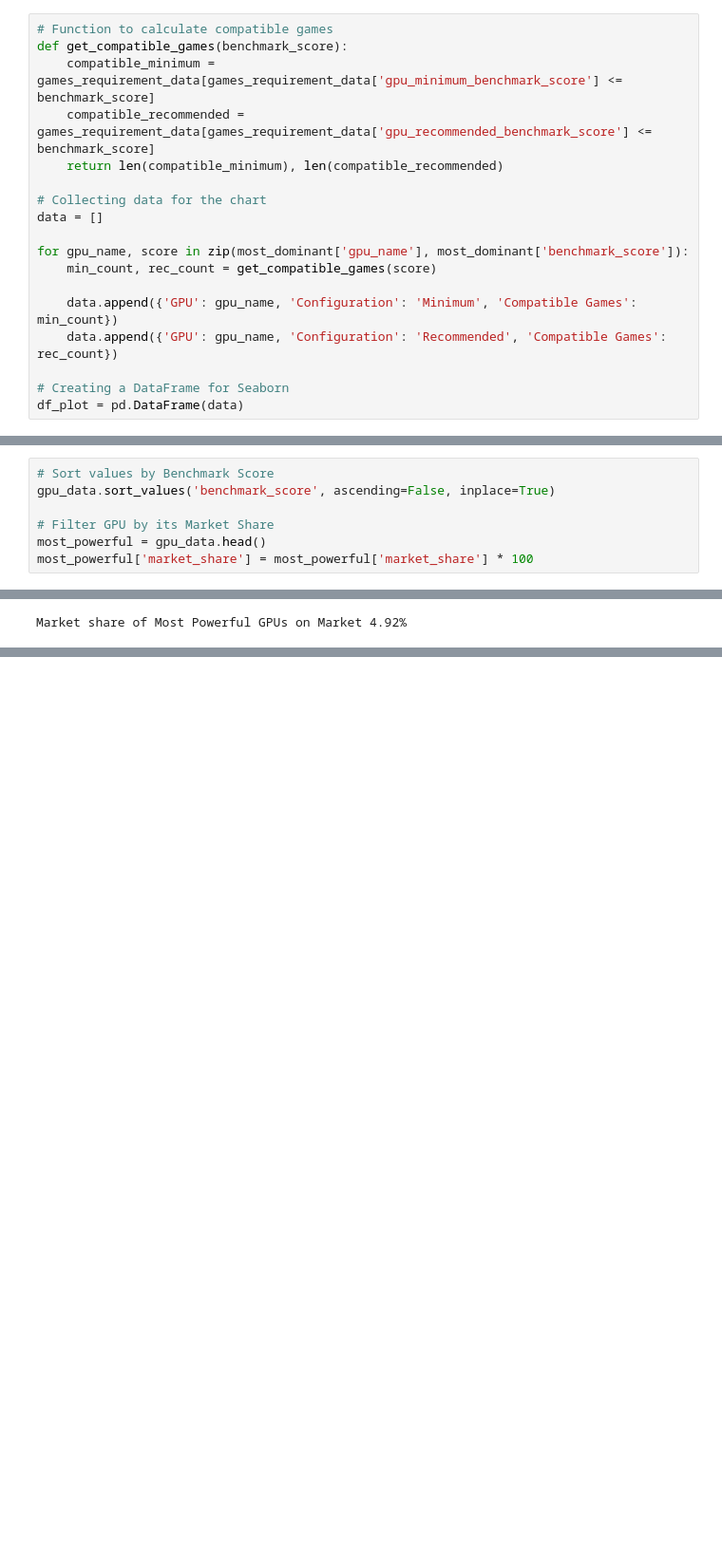
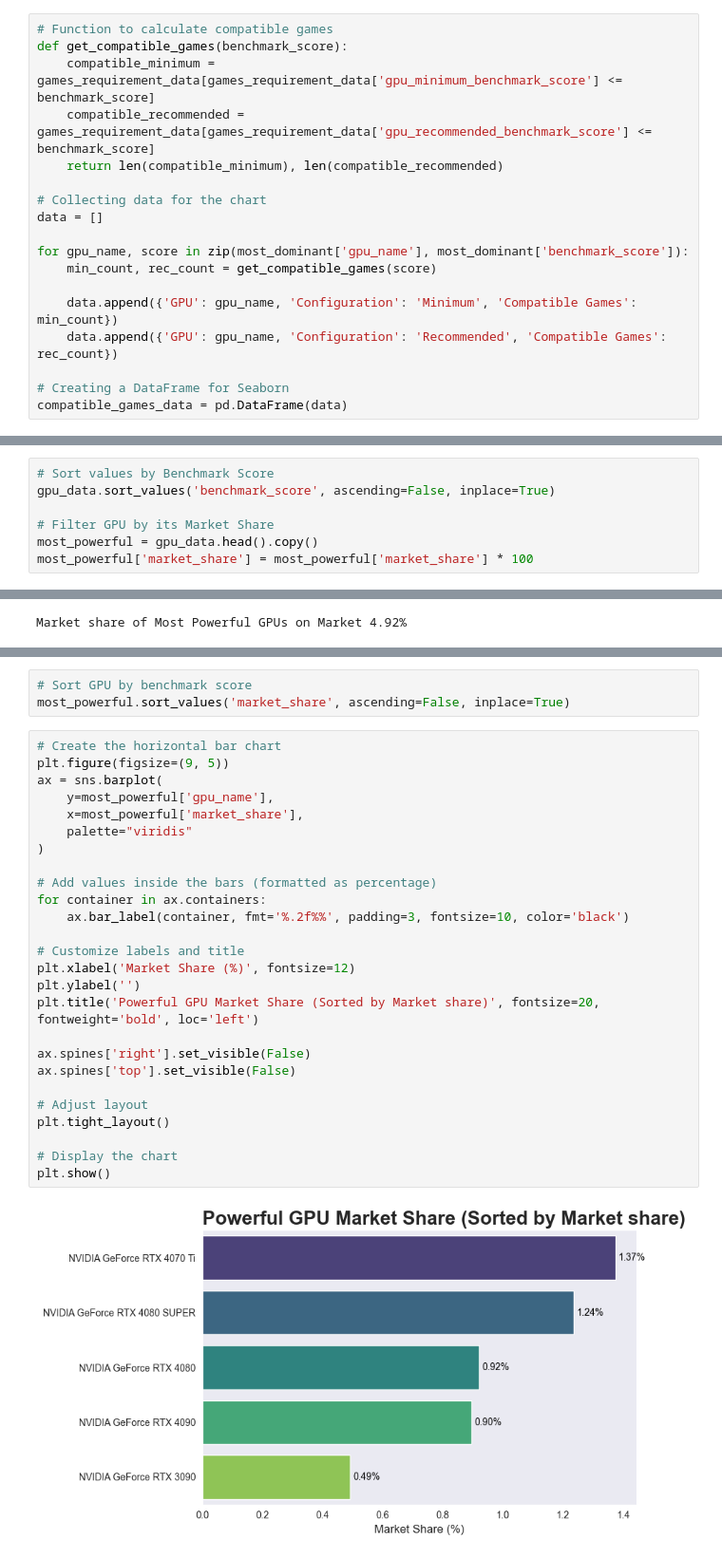
Before and after one commit to pedrohmgatti/projeto-games-steam, a Jupyter notebook: eda/exploratory_data_analysis.ipynb, the cells around one changed output, grey strips where cells are left out. Shown at 95% size. Cells and saved outputs as stored; diff of their text form; blank space fills up the shorter version.

```diff
--- a/eda/exploratory_data_analysis.ipynb
+++ b/eda/exploratory_data_analysis.ipynb
@@ -129,7 +203,7 @@ for gpu_name, score in zip(most_dominant['gpu_name'], most_dominant['benchmark_s
     data.append({'GPU': gpu_name, 'Configuration': 'Recommended', 'Compatible Games': rec_count})
 
 # Creating a DataFrame for Seaborn
-df_plot = pd.DataFrame(data)
+compatible_games_data = pd.DataFrame(data)
 # %%
 # Create the standardized horizontal bar plot
 plt.figure(figsize=(9, 5))
@@ -341,5 +427,5 @@ plt.show()
 gpu_data.sort_values('benchmark_score', ascending=False, inplace=True)
 
 # Filter GPU by its Market Share
-most_powerful = gpu_data.head()
+most_powerful = gpu_data.head().copy()
 most_powerful['market_share'] = most_powerful['market_share'] * 100
@@ -409,0 +437,31 @@ plt.show()
+# %%
+# Sort GPU by benchmark score
+most_powerful.sort_values('market_share', ascending=False, inplace=True)
+# %%
+# Create the horizontal bar chart
+plt.figure(figsize=(9, 5))
+ax = sns.barplot(
+    y=most_powerful['gpu_name'],
+    x=most_powerful['market_share'],
+    palette="viridis"
+)
+
+# Add values inside the bars (formatted as percentage)
+for container in ax.containers:
+    ax.bar_label(container, fmt='%.2f%%', padding=3, fontsize=10, color='black')
+
+# Customize labels and title
+plt.xlabel('Market Share (%)', fontsize=12)
+plt.ylabel('')
+plt.title('Powerful GPU Market Share (Sorted by Market share)', fontsize=20, fontweight='bold', loc='left')
+
+ax.spines['right'].set_visible(False)
+ax.spines['top'].set_visible(False)
+
+# Adjust layout
+plt.tight_layout()
+
+# Display the chart
+plt.show()
+# %% [output]
+[figure, added]
```
Also changed, not shown: parts of 34 cells of this notebook, 6 other files.
